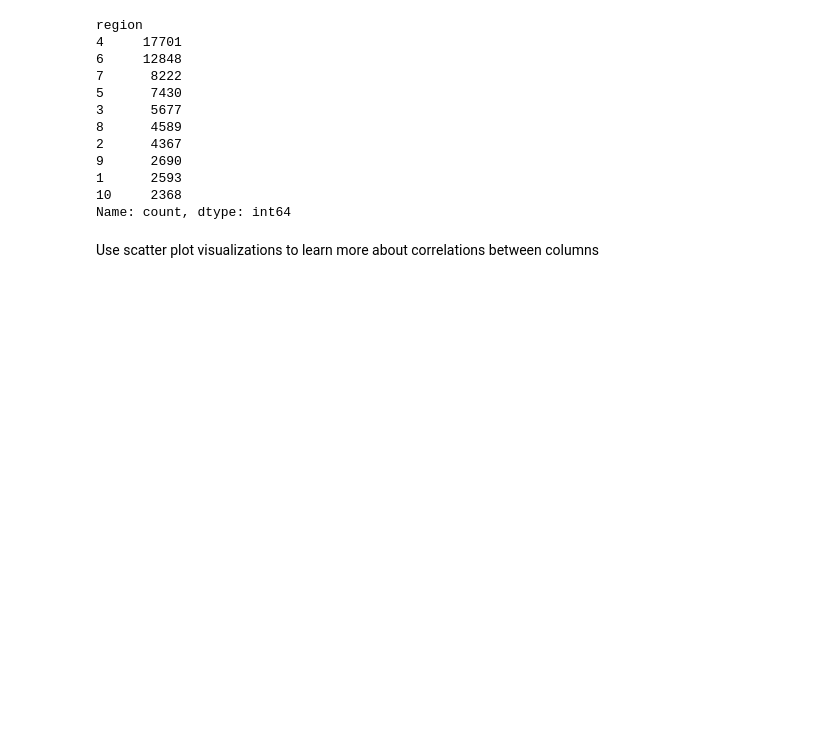
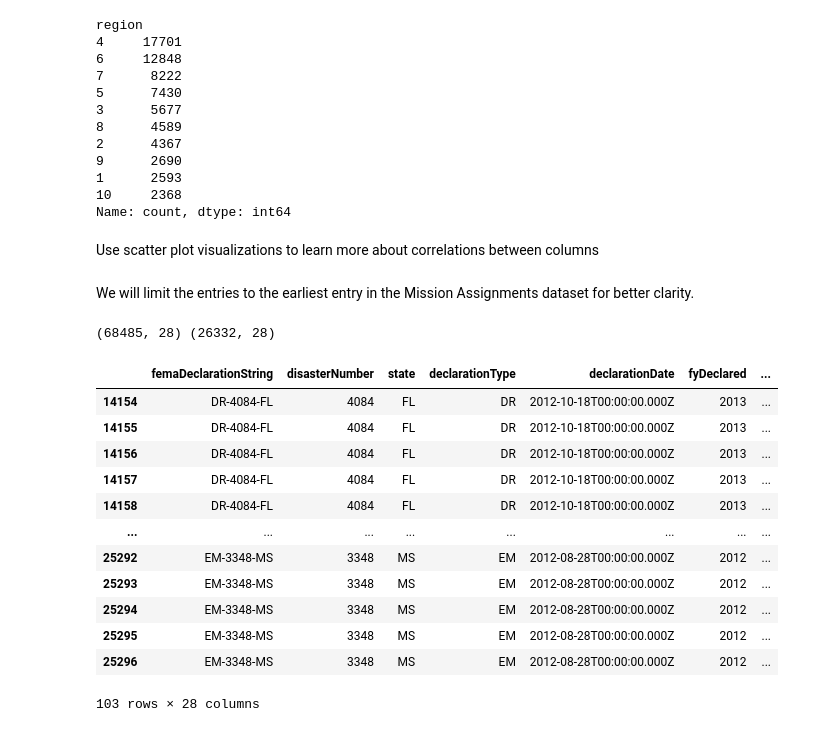
Before and after one commit to capstoneFA2025/FEMA-Recommender, a Jupyter notebook: explore_dds.ipynb, the cells around one changed output. Cells and saved outputs as stored; diff of their text form; code cells hidden in the pictures; blank space fills up the shorter version.

```diff
--- a/explore_dds.ipynb
+++ b/explore_dds.ipynb
@@ -280,3 +280,29 @@ fig = px.scatter(df.groupby(
                  y = 'fyDeclared',
                  size = 'count')
 fig.show()
+# %% [markdown]
+We will limit the entries to the earliest entry in the Mission Assignments dataset for better clarity.
+# %%
+df_filtered = df.copy()
+df_filtered['incidentId'] = df_filtered['incidentId'].astype(int)
+df_filtered = df_filtered[df_filtered['incidentId']>=2012082201]
+df_filtered = df_filtered[df_filtered['fyDeclared'].astype(int)>=2012]
+print(df.shape, df_filtered.shape)
+# %% [output]
+(68485, 28) (26332, 28)
+# %%
+df_filtered[df_filtered['incidentId']==2012082201]
+# %% [output]
+|  | femaDeclarationString | disasterNumber | state | declarationType | declarationDate | fyDeclared | ... |
+| 14154 | DR-4084-FL | 4084 | FL | DR | 2012-10-18T00:00:00.000Z | 2013 | ... |
+| 14155 | DR-4084-FL | 4084 | FL | DR | 2012-10-18T00:00:00.000Z | 2013 | ... |
+| 14156 | DR-4084-FL | 4084 | FL | DR | 2012-10-18T00:00:00.000Z | 2013 | ... |
+| 14157 | DR-4084-FL | 4084 | FL | DR | 2012-10-18T00:00:00.000Z | 2013 | ... |
+| 14158 | DR-4084-FL | 4084 | FL | DR | 2012-10-18T00:00:00.000Z | 2013 | ... |
+| ... | ... | ... | ... | ... | ... | ... | ... |
+| 25292 | EM-3348-MS | 3348 | MS | EM | 2012-08-28T00:00:00.000Z | 2012 | ... |
+| 25293 | EM-3348-MS | 3348 | MS | EM | 2012-08-28T00:00:00.000Z | 2012 | ... |
+| 25294 | EM-3348-MS | 3348 | MS | EM | 2012-08-28T00:00:00.000Z | 2012 | ... |
+| 25295 | EM-3348-MS | 3348 | MS | EM | 2012-08-28T00:00:00.000Z | 2012 | ... |
+| 25296 | EM-3348-MS | 3348 | MS | EM | 2012-08-28T00:00:00.000Z | 2012 | ... |
+103 rows × 28 columns
```
Also changed, not shown: parts of 3 cells of this notebook, 4 other files.
